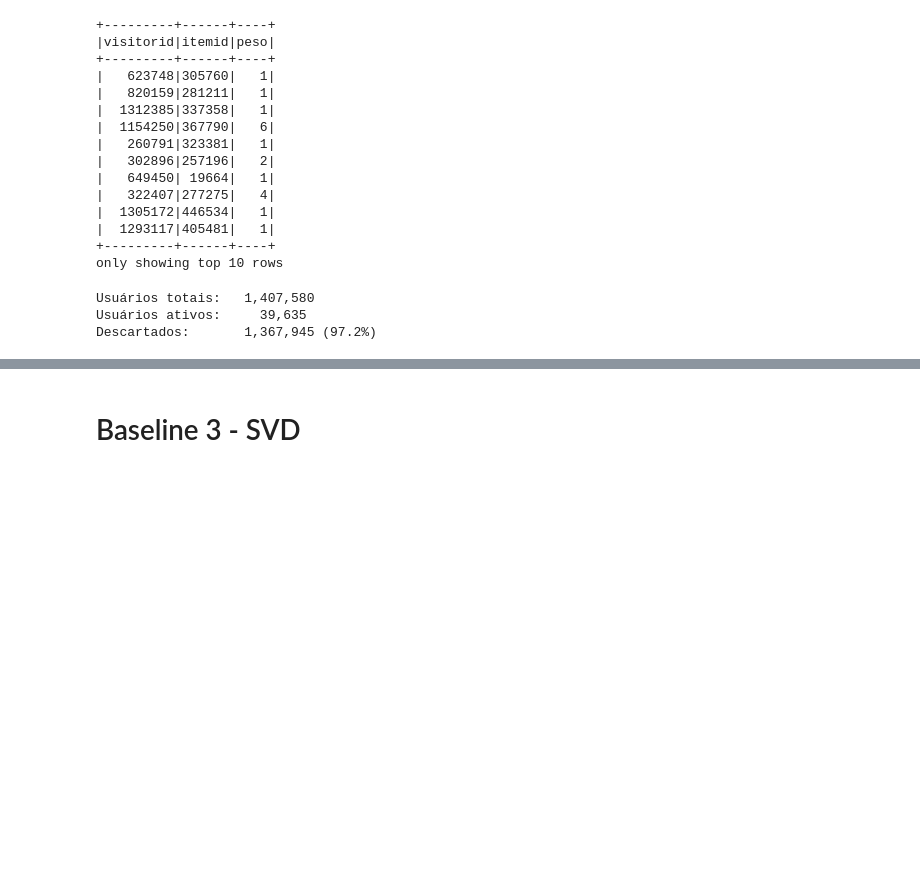
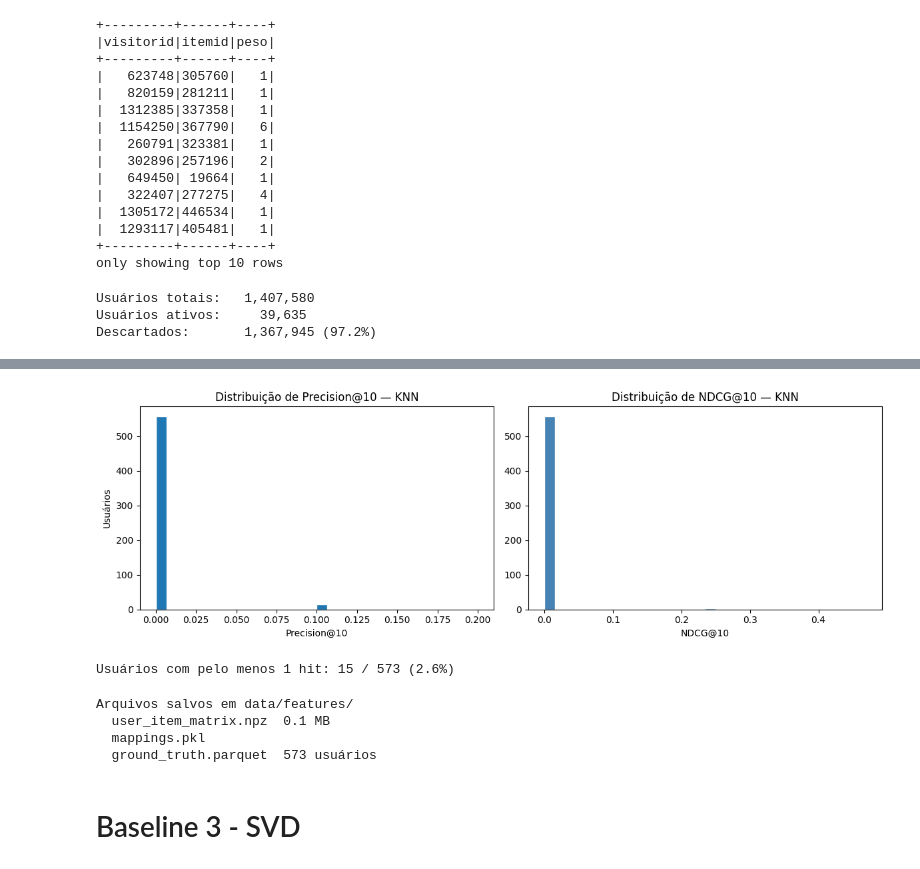
Before and after one commit to LaraGSilva/projeto-tech-challenge-sistema-recomendacao, a Jupyter notebook: notebooks/baseline.ipynb, the cells around one changed output, grey strips where cells are left out. Cells and saved outputs as stored; diff of their text form; code cells hidden in the pictures; blank space fills up the shorter version.

```diff
--- a/notebooks/baseline.ipynb
+++ b/notebooks/baseline.ipynb
@@ -269,6 +473,25 @@ def recomendar_knn(
     top_idxs = np.argsort(scores)[::-1][:n]
     return [idx_to_item[i] for i in top_idxs]
 # %%
-# # Teste rápido com 1 usuário
-# exemplo = recomendar_knn(0, matrix, knn, idx_to_item)
-# print(f"Recomendações para usuário 0: {exemplo}")
+def precision_at_k(recomendados: list, relevantes: set, k: int) -> float:
+    hits = len(set(recomendados[:k]) & relevantes)
+    return hits / k
+
+def recall_at_k(recomendados: list, relevantes: set, k: int) -> float:
+    if not relevantes:
+        return 0.0
+    hits = len(set(recomendados[:k]) & relevantes)
+    return hits / len(relevantes)
+
+def ndcg_at_k(recomendados: list, relevantes: set, k: int) -> float:
+    dcg = sum(
+        1 / np.log2(rank + 2)
+        for rank, item in enumerate(recomendados[:k])
+        if item in relevantes
+    )
+    ideal = sum(1 / np.log2(i + 2) for i in range(min(len(relevantes), k)))
+    return dcg / ideal if ideal > 0 else 0.0
+
+def coverage(todas_recs: list[list], n_itens_total: int) -> float:
+    unicos = {item for recs in todas_recs for item in recs}
+    return len(unicos) / n_itens_total
@@ -288,3 +548,51 @@ print("KNN treinado.")
+# %%
+fig, axes = plt.subplots(1, 2, figsize=(12, 4))
+
+# Distribuição de precision por usuário
+axes[0].hist(precisoes, bins=30, edgecolor="white")
+axes[0].set_title("Distribuição de Precision@10 — KNN")
+axes[0].set_xlabel("Precision@10")
+axes[0].set_ylabel("Usuários")
+
+# Distribuição de NDCG por usuário
+axes[1].hist(ndcgs, bins=30, edgecolor="white", color="steelblue")
+axes[1].set_title("Distribuição de NDCG@10 — KNN")
+axes[1].set_xlabel("NDCG@10")
+
+plt.tight_layout()
+plt.show()
+
+print(f"\nUsuários com pelo menos 1 hit: "
+      f"{sum(p > 0 for p in precisoes)} / {len(precisoes)} "
+      f"({sum(p > 0 for p in precisoes)/len(precisoes)*100:.1f}%)")
+# %% [output]
+[figure, added]
+Usuários com pelo menos 1 hit: 15 / 573 (2.6%)
+# %%
+Path("../data/features").mkdir(parents=True, exist_ok=True)
+
+save_npz("../data/features/user_item_matrix.npz", matrix)
+
+with open("../data/features/mappings.pkl", "wb") as f:
+    pickle.dump({
+        "user_to_idx": user_to_idx,
+        "item_to_idx": item_to_idx,
+        "idx_to_item": idx_to_item,
+        "idx_to_user": idx_to_user,
+    }, f)
+
+# Salvar ground truth para reusar na avaliação do SVD e MLP
+gt_pd.to_parquet("../data/features/ground_truth.parquet", index=False)
+
+print("Arquivos salvos em data/features/")
+print(f"  user_item_matrix.npz  {matrix.data.nbytes / 1e6:.1f} MB")
+print(f"  mappings.pkl")
+print(f"  ground_truth.parquet  {len(gt_pd):,} usuários")
+# %% [output]
+Arquivos salvos em data/features/
+  user_item_matrix.npz  0.1 MB
+  mappings.pkl
+  ground_truth.parquet  573 usuários
 # %% [markdown]
 # Baseline 3 - SVD
 # %%
```
Also changed, not shown: parts of 23 cells of this notebook, 3 other files.
